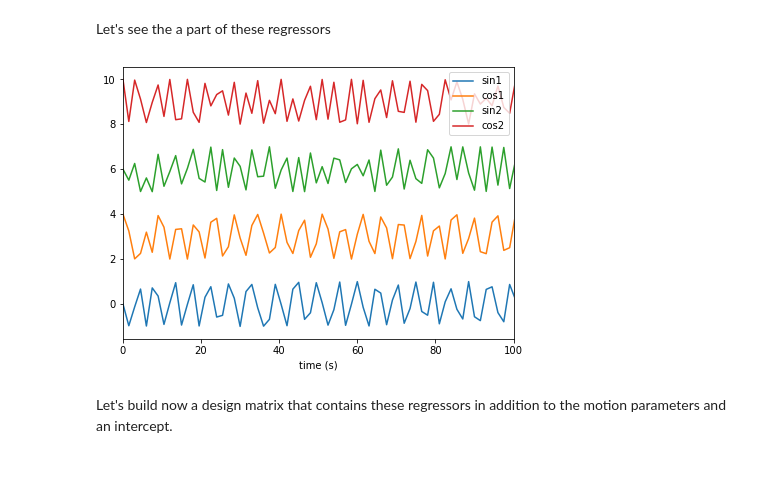
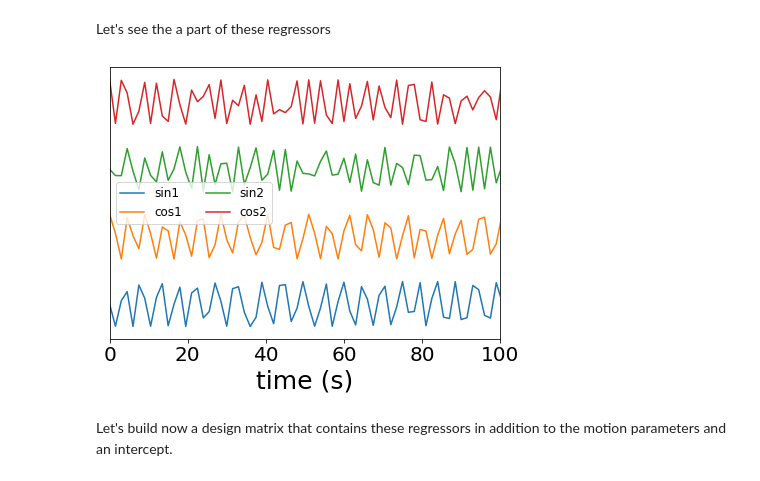
Before and after one commit to CoAxLab/niphlem, a Jupyter notebook: docs/tutorials_links/tutorial1.ipynb, the cells around one changed output. Drawn from its saved outputs; the diff is of its cells as text; code cells hidden in the pictures.

```diff
--- a/docs/tutorials_links/tutorial1.ipynb
+++ b/docs/tutorials_links/tutorial1.ipynb
@@ -121,9 +121,9 @@ Finally, retroicor regressors of order 2 will be generated.
 retro_ecg = RetroicorPhysio(physio_rate=400, # Physiological rate (400 Hz)
                             t_r=1.5, # Scan rate (1.5 s)
                             delta=200,
+                            peak_rise=0.5,
                             columns="mean", # mean across the four electrodes
-                            filtering="butter", # a butterworth filter
-                            low_pass=3.0, # keep frequencies below this
+                            low_pass=2.0, # keep frequencies below this
                             high_pass=0.5, # keep frequencies above this
                             order=2 # order 2 of the retroicor expansion
                            )
@@ -136,15 +136,17 @@ Let's see the a part of these regressors
 # %%
 fig, ax = plt.subplots(figsize=(7,5))
 plt.plot(frame_times, retroicor_regressors[:,0], label="sin1")
 plt.plot(frame_times, 3 + retroicor_regressors[:,1], label="cos1")
 plt.plot(frame_times, 6 + retroicor_regressors[:,2], label="sin2")
 plt.plot(frame_times, 9 + retroicor_regressors[:,3], label="cos2")
-plt.legend()
-plt.xlabel("time (s)")
 plt.xlim([0,100])
+plt.xlabel("time (s)", size=25)
+plt.legend(ncol=2, prop={'size':12})
+plt.tick_params(labelsize=20)
+plt.yticks([])
 pass
 # %% [output]
-[figure, old version]
+[figure, new version]
 # %% [markdown]
 Let's build now a design matrix that contains these regressors in addition to the motion parameters and an intercept.
 # %%
```
Also changed, not shown: parts of 14 cells of this notebook, 36 other files.
